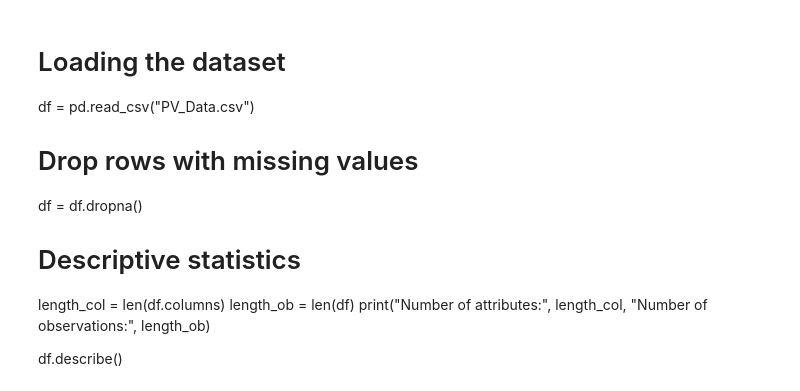
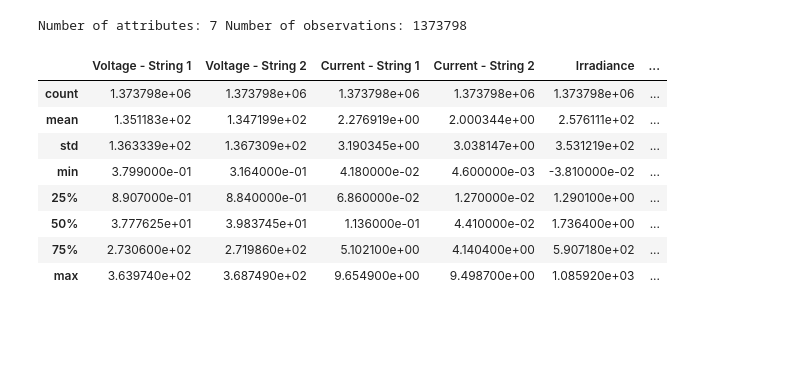
Before and after one commit to 68freeworld/Fault-Detection-in-grid-tie-Photovoltaic-Plant-Operation, a Jupyter notebook: code.ipynb, the cells around one changed output. Drawn from its saved outputs; the diff is of its cells as text; code cells hidden in the pictures; blank space fills up the shorter version.

```diff
--- a/code.ipynb
+++ b/code.ipynb
@@ -11,19 +36,30 @@ from sklearn.naive_bayes import GaussianNB
 from sklearn.svm import SVC
 from sklearn.neural_network import MLPClassifier
 from sklearn.metrics import accuracy_score
-# %% [markdown]
-# Loading the dataset
-df = pd.read_csv("PV_Data.csv")
-
-# Drop rows with missing values
-df = df.dropna()
-
-# Descriptive statistics
-length_col = len(df.columns)
-length_ob = len(df)
-print("Number of attributes:", length_col, "Number of observations:", length_ob)
-
-df.describe()
+# %%
+# Loading the dataset
+df = pd.read_csv("PV_Data.csv")
+
+# Drop rows with missing values
+df = df.dropna()
+
+# Descriptive statistics
+length_col = len(df.columns)
+length_ob = len(df)
+print("Number of attributes:", length_col, "Number of observations:", length_ob)
+
+df.describe()
+# %% [output]
+Number of attributes: 7 Number of observations: 1373798
+|  | Voltage - String 1 | Voltage - String 2 | Current - String 1 | Current - String 2 | Irradiance | ... |
+| count | 1.373798e+06 | 1.373798e+06 | 1.373798e+06 | 1.373798e+06 | 1.373798e+06 | ... |
+| mean | 1.351183e+02 | 1.347199e+02 | 2.276919e+00 | 2.000344e+00 | 2.576111e+02 | ... |
+| std | 1.363339e+02 | 1.367309e+02 | 3.190345e+00 | 3.038147e+00 | 3.531219e+02 | ... |
+| min | 3.799000e-01 | 3.164000e-01 | 4.180000e-02 | 4.600000e-03 | -3.810000e-02 | ... |
+| 25% | 8.907000e-01 | 8.840000e-01 | 6.860000e-02 | 1.270000e-02 | 1.290100e+00 | ... |
+| 50% | 3.777625e+01 | 3.983745e+01 | 1.136000e-01 | 4.410000e-02 | 1.736400e+00 | ... |
+| 75% | 2.730600e+02 | 2.719860e+02 | 5.102100e+00 | 4.140400e+00 | 5.907180e+02 | ... |
+| max | 3.639740e+02 | 3.687490e+02 | 9.654900e+00 | 9.498700e+00 | 1.085920e+03 | ... |
 # %%
 # Graphic Summaries
 
```
Also changed, not shown: parts of 6 cells of this notebook.
